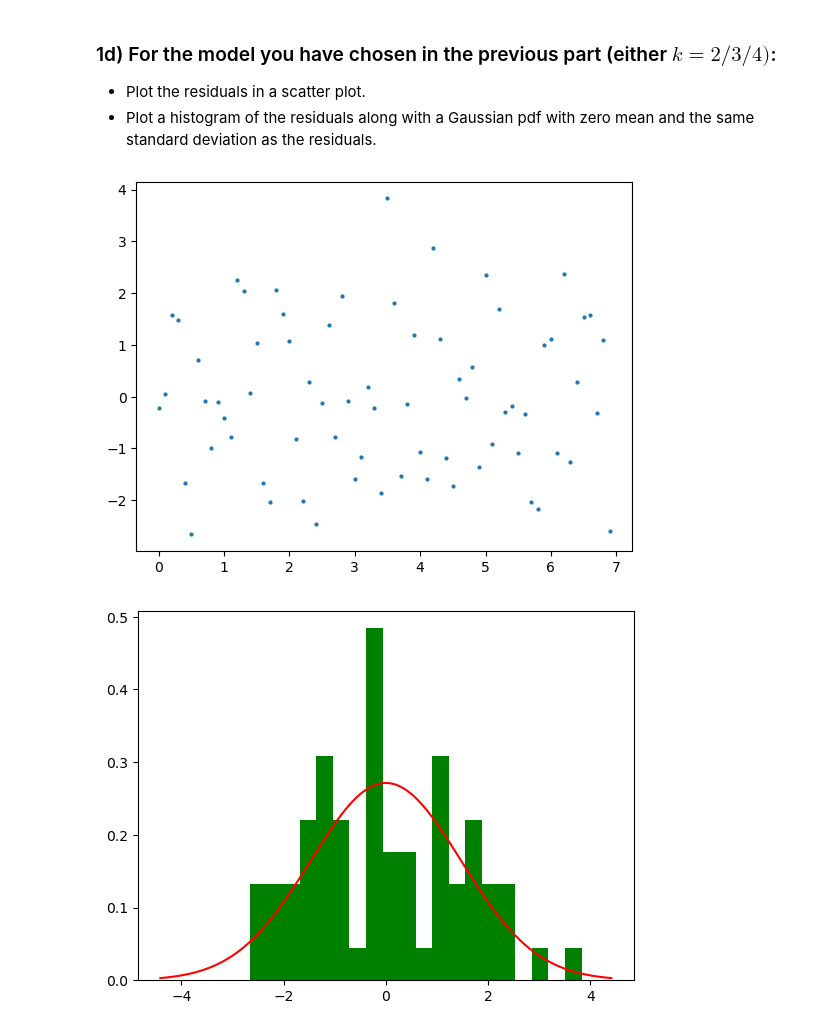
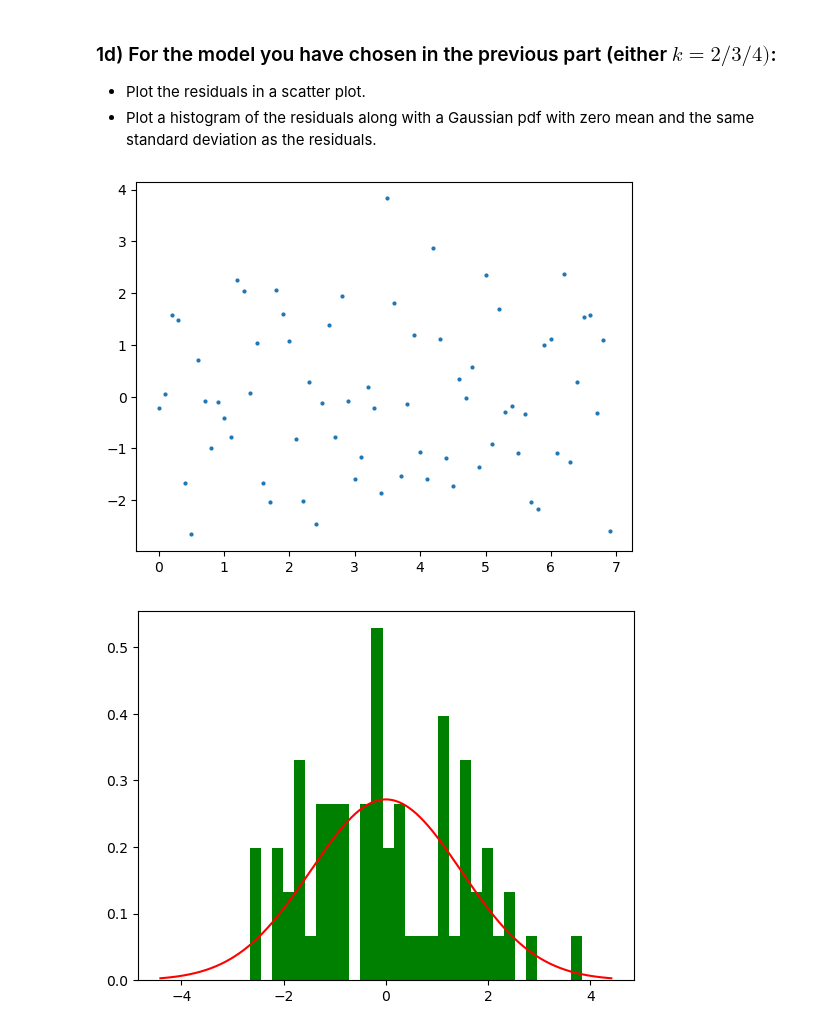
Before and after one commit to alandong4275/IB-Data-Science, a Jupyter notebook: Exercises/01 Exercise Notebook 1.ipynb, the cells around one changed output. Drawn from its saved outputs; the diff is of its cells as text; code cells hidden in the pictures.

Commit message:
Modified histogram

```diff
--- a/Exercises/01 Exercise Notebook 1.ipynb
+++ b/Exercises/01 Exercise Notebook 1.ipynb
@@ -147,22 +147,22 @@ k: 4 - SSE: 151.23, R^2: 0.90130
 # %%
 #Your code here
 from scipy.stats import norm
 
 k = 4
 beta, fit, res, y_col = polyreg(xy_data, k)
 
 # Scatter plot of residuals
 plt.scatter(x_data, res, s=4)
 plt.show()
 
 # Histogram of residuals
-n, bins, patches = plt.hist(res, bins=20, density=True, facecolor='green')
+n, bins, patches = plt.hist(res, bins=30, density=True, facecolor='green')
 
 # Plot Gaussian pdf with same mean and variance as the residuals
 res_stdev = np.std(res)  #standard deviation of residuals
 xvals = np.linspace(-3*res_stdev,3*res_stdev,1000)
 plt.plot(xvals, norm.pdf(xvals, loc=0, scale=res_stdev), 'r')
 plt.show()
 # %% [output]
 [figure]
-[figure, old version]
+[figure, new version]
```
